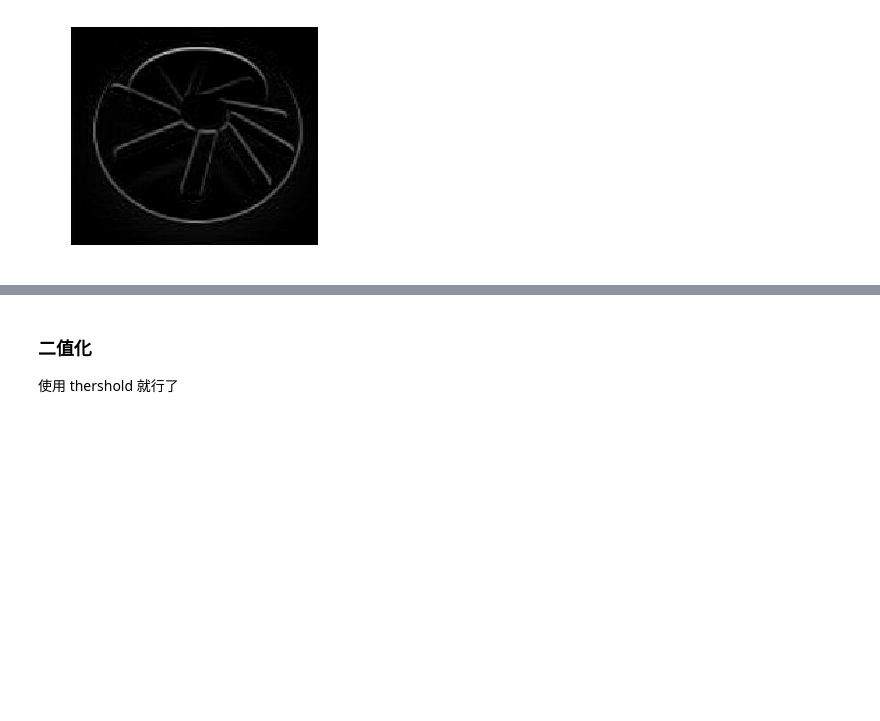
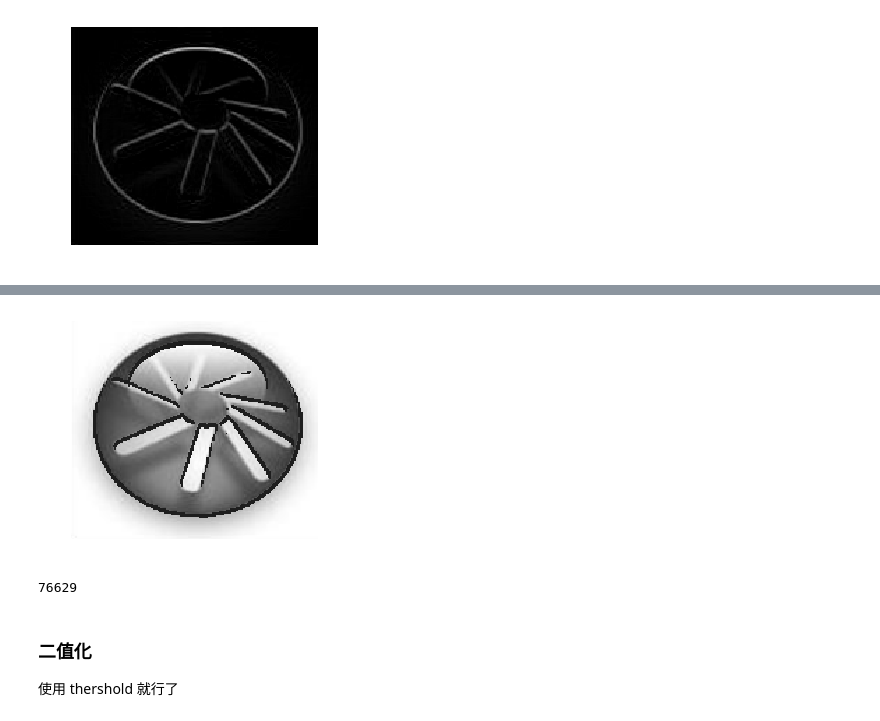
Before and after one commit to Aitical/Python-Computer-Vision, a Jupyter notebook: 实验2_图像滤波/实验2.ipynb, the cells around one changed output, grey strips where cells are left out. Cells and saved outputs as stored; diff of their text form; code cells hidden in the pictures; blank space fills up the shorter version.

```diff
--- a/实验2_图像滤波/实验2.ipynb
+++ b/实验2_图像滤波/实验2.ipynb
@@ -152,3 +161,13 @@ imshow(img_robert)
+# %%
+img_t = t * ~mask
+img2 = img_f_t + img_t
+imshow(img2)
+# %% [output]
+[figure, added]
+# %%
+(img1 == img2).sum()
+# %% [output]
+76629
 # %% [markdown]
 ### 二值化
 使用 thershold 就行了
```
Also changed, not shown: parts of 2 cells of this notebook.
